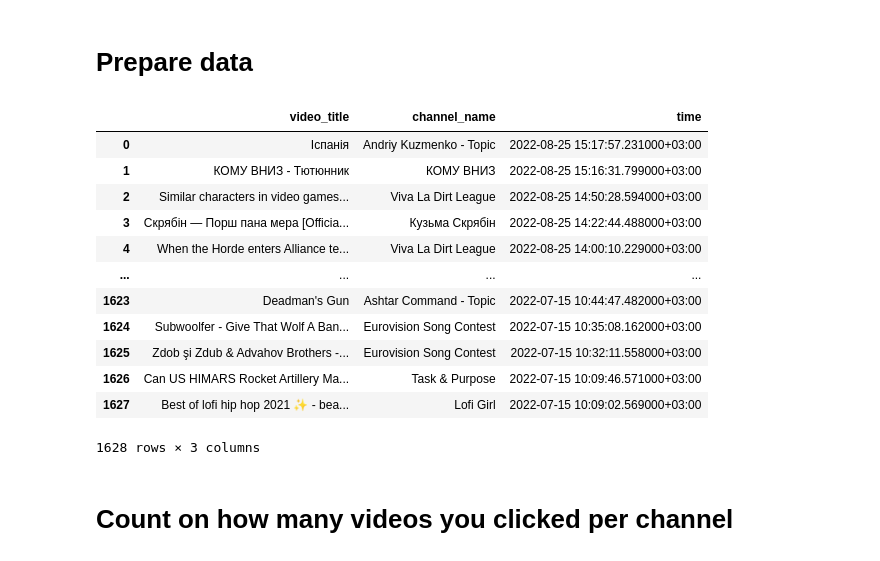
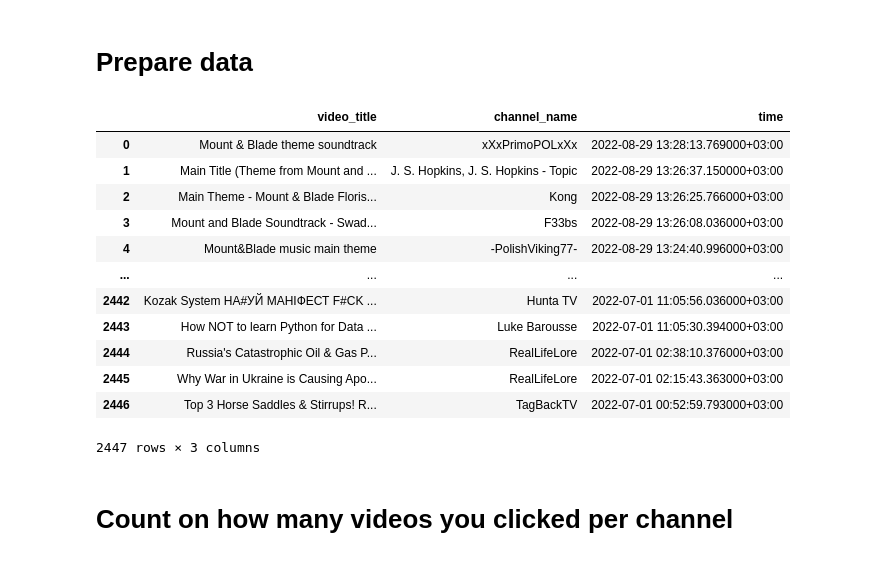
Before and after one commit to SanAntonik/yt_activity_analysis, a Jupyter notebook: explore.ipynb, the cells around one changed output. Drawn from its saved outputs; the diff is of its cells as text; code cells hidden in the pictures.

```diff
--- a/explore.ipynb
+++ b/explore.ipynb
@@ -12,25 +14,25 @@ plt.rcParams['figure.dpi'] = 150 # make your graphs bigger
 # %%
 PATH = "C:/Users/San/Documents/CS projects/yt_activity_analysis/data/Takeout/YouTube and YouTube Music/history/watch-history.json"
 df_full = prepare_data(PATH)
 
 start_date = "2022-07-15"
-end_date = "2022-08-25"
+end_date = "2022-08-30"
 df = select_by_date_interval(df_full, start=start_date)
 df
 # %% [output]
 |  | video_title | channel_name | time |
-| 0 | Іспанія | Andriy Kuzmenko - Topic | 2022-08-25 15:17:57.231000+03:00 |
-| 1 | КОМУ ВНИЗ - Тютюнник | КОМУ ВНИЗ | 2022-08-25 15:16:31.799000+03:00 |
-| 2 | Similar characters in video games... | Viva La Dirt League | 2022-08-25 14:50:28.594000+03:00 |
-| 3 | Скрябін — Порш пана мера [Officia... | Кузьма Скрябін | 2022-08-25 14:22:44.488000+03:00 |
-| 4 | When the Horde enters Alliance te... | Viva La Dirt League | 2022-08-25 14:00:10.229000+03:00 |
+| 0 | Mount & Blade theme soundtrack | xXxPrimoPOLxXx | 2022-08-29 13:28:13.769000+03:00 |
+| 1 | Main Title (Theme from Mount and ... | J. S. Hopkins, J. S. Hopkins - Topic | 2022-08-29 13:26:37.150000+03:00 |
+| 2 | Main Theme - Mount & Blade Floris... | Kong | 2022-08-29 13:26:25.766000+03:00 |
+| 3 | Mount and Blade Soundtrack - Swad... | F33bs | 2022-08-29 13:26:08.036000+03:00 |
+| 4 | Mount&Blade music main theme | -PolishViking77- | 2022-08-29 13:24:40.996000+03:00 |
 | ... | ... | ... | ... |
-| 1623 | Deadman's Gun | Ashtar Command - Topic | 2022-07-15 10:44:47.482000+03:00 |
-| 1624 | Subwoolfer - Give That Wolf A Ban... | Eurovision Song Contest | 2022-07-15 10:35:08.162000+03:00 |
-| 1625 | Zdob şi Zdub & Advahov Brothers -... | Eurovision Song Contest | 2022-07-15 10:32:11.558000+03:00 |
-| 1626 | Can US HIMARS Rocket Artillery Ma... | Task & Purpose | 2022-07-15 10:09:46.571000+03:00 |
-| 1627 | Best of lofi hip hop 2021 ✨ - bea... | Lofi Girl | 2022-07-15 10:09:02.569000+03:00 |
+| 2442 | Kozak System НА#УЙ МАНІФЕСТ F#CK ... | Hunta TV | 2022-07-01 11:05:56.036000+03:00 |
+| 2443 | How NOT to learn Python for Data ... | Luke Barousse | 2022-07-01 11:05:30.394000+03:00 |
+| 2444 | Russia's Catastrophic Oil & Gas P... | RealLifeLore | 2022-07-01 02:38:10.376000+03:00 |
+| 2445 | Why War in Ukraine is Causing Apo... | RealLifeLore | 2022-07-01 02:15:43.363000+03:00 |
+| 2446 | Top 3 Horse Saddles & Stirrups! R... | TagBackTV | 2022-07-01 00:52:59.793000+03:00 |
-1628 rows × 3 columns
+2447 rows × 3 columns
 # %% [markdown]
 # Count on how many videos you clicked per channel
 # %%
```
Also changed, not shown: parts of 16 cells of this notebook.
